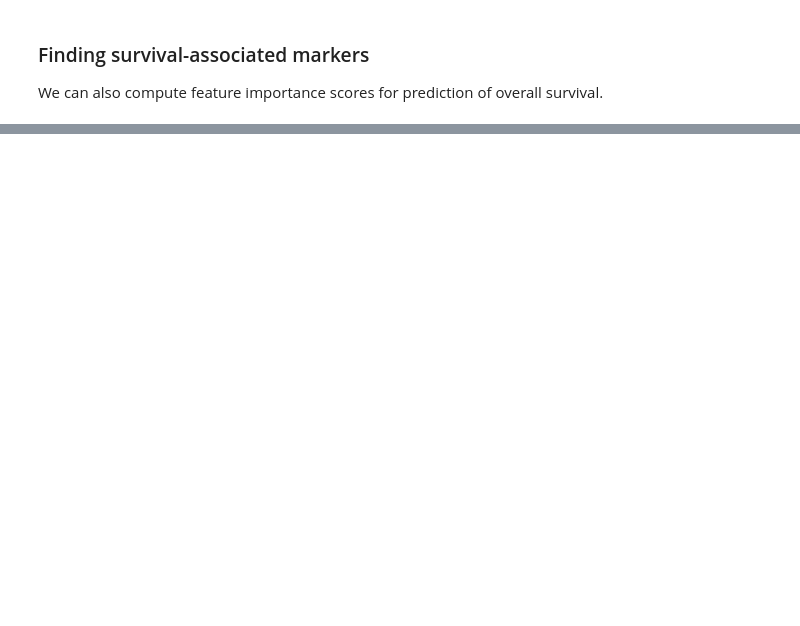
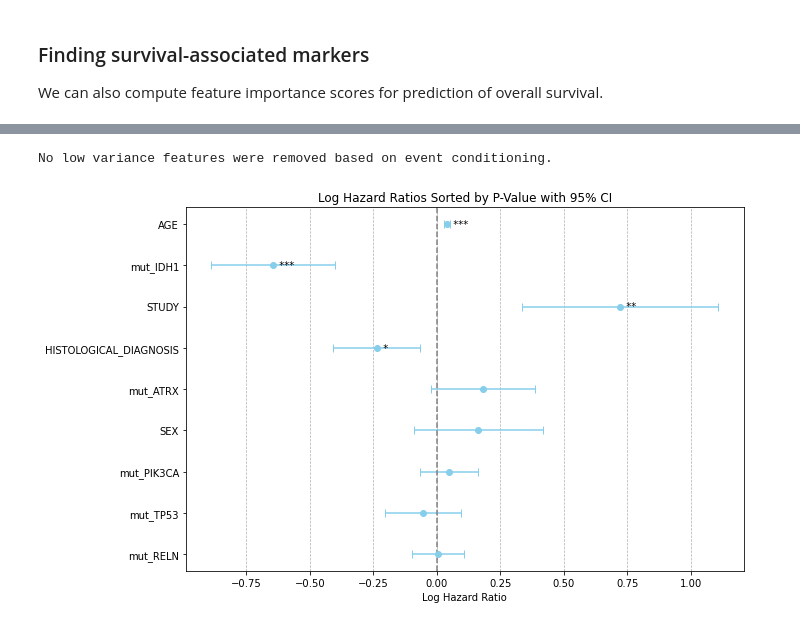
Before and after one commit to BIMSBbioinfo/flexynesis, a Jupyter notebook: examples/tutorials/survival_subtypes_LGG_GBM.ipynb, the cells around one changed output, grey strips where cells are left out. Saved outputs shown, nothing was run; the diff lists cells and outputs as text; code cells hidden in the pictures; blank space fills up the shorter version.

```diff
--- a/examples/tutorials/survival_subtypes_LGG_GBM.ipynb
+++ b/examples/tutorials/survival_subtypes_LGG_GBM.ipynb
@@ -179,0 +190,17 @@ We find IDH1, TP53, and ATRX as top 3 markers, which are extensively studied and
+# %%
+# define a data.frame with clinical covariates and top markers along with survival endpoints
+vars = ['AGE', 'SEX', 'HISTOLOGICAL_DIAGNOSIS', 'STUDY', 'OS_MONTHS', 'OS_STATUS']
+# read clinical variables
+df_clin = pd.concat(
+    [pd.DataFrame({x: train_dataset.ann[x] for x in vars}, index=train_dataset.samples),
+     pd.DataFrame({x: test_dataset.ann[x] for x in vars}, index=test_dataset.samples)],
+    axis = 0)
+# get top 5 survival markers and extract the input data for these markers for both training and test data
+imp = flexynesis.get_important_features(model, var = 'OS_STATUS', top=5)
+df_imp = pd.concat([train_dataset.get_feature_subset(imp), test_dataset.get_feature_subset(imp)], axis=0)
+
+# combine markers with clinical variables
+df = pd.concat([df_imp, df_clin], axis = 1)
+# remove samples without survival endpoints
+df = df[df['OS_STATUS'].notna()]
+df
@@ -179,0 +221,10 @@ We find IDH1, TP53, and ATRX as top 3 markers, which are extensively studied and
+# %%
+# build a cox model
+coxm = flexynesis.build_cox_model(df, 'OS_MONTHS', 'OS_STATUS')
+# %% [output]
+No low variance features were removed based on event conditioning.
+# %%
+# visualize log-hazard ratios sorted by p-values
+flexynesis.plot_hazard_ratios(coxm)
+# %% [output]
+[figure, added]
```
Also changed, not shown: parts of 14 cells of this notebook.
